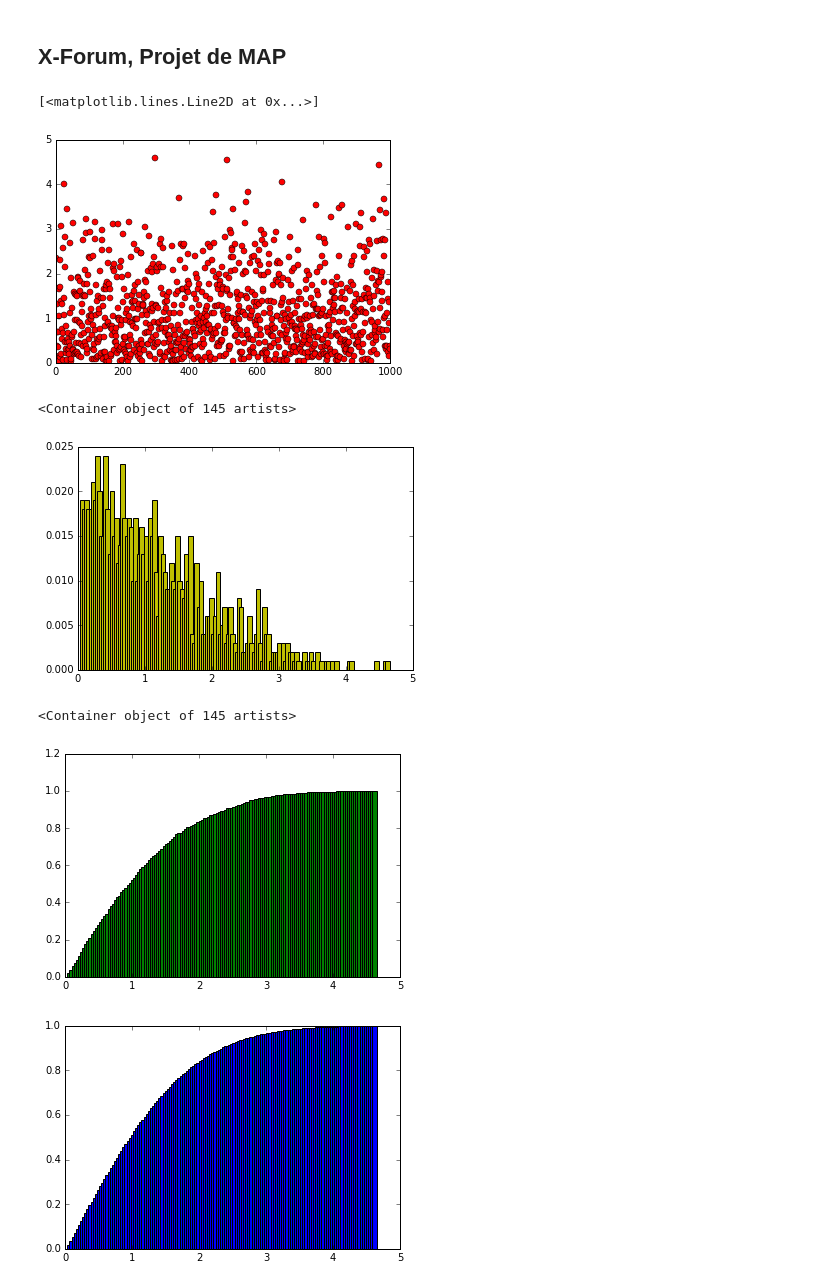
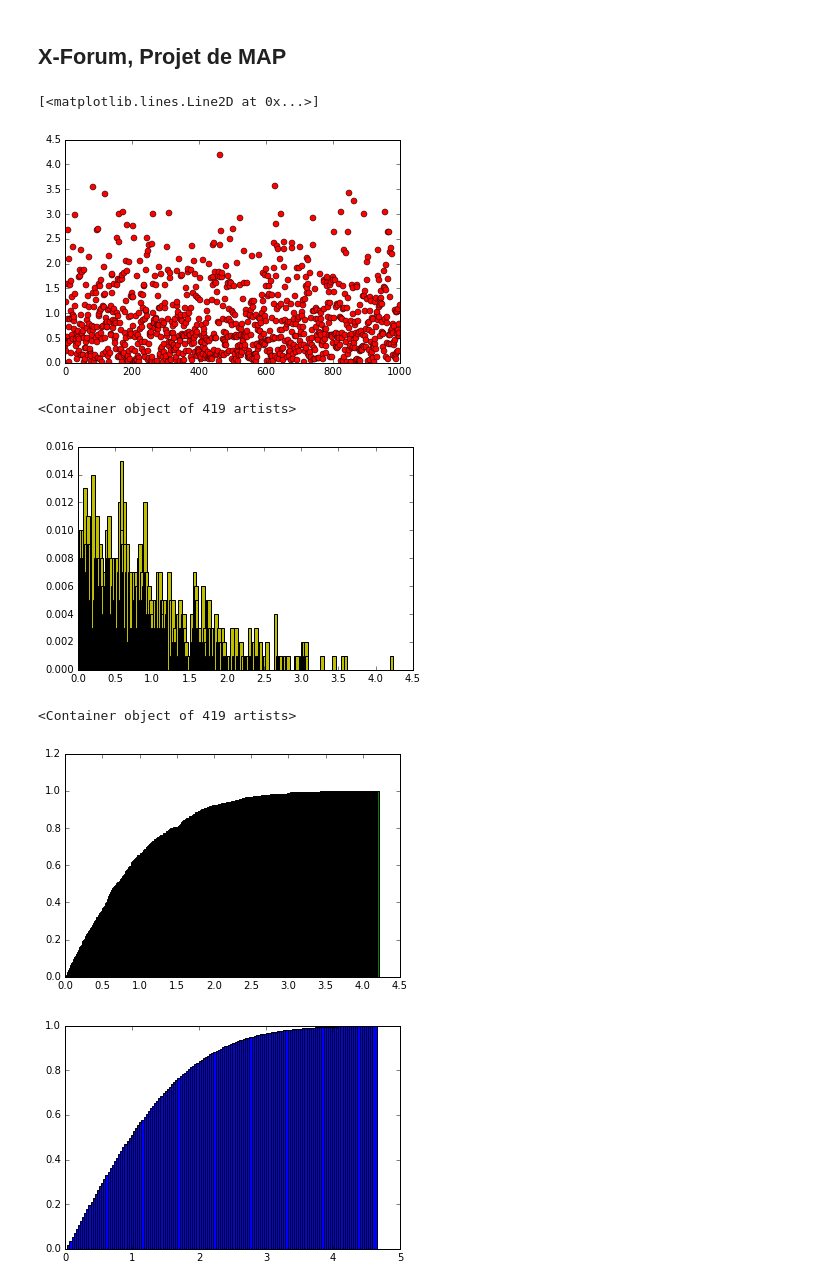
Before and after one commit to ZiggerZZ/MapProjetXForum, a Jupyter notebook: MAP Projet.ipynb, the cells around one changed output. Saved outputs shown, nothing was run; the diff lists cells and outputs as text; code cells hidden in the pictures.

```diff
--- a/MAP Projet.ipynb
+++ b/MAP Projet.ipynb
@@ -176,19 +176,19 @@ def values_and_empirical_probabilities(variables):
 
     return (np.array(all_possible_numbers_of_goodies_left), probability)
 # %%
-n = 2 #number of colors
-N = 1000 #number of goodies of each color
+n = 3 #number of colors
+N = 10000 #number of goodies of each color
 k = 1000 #number of simulations
 s = 1 # strategy
 coefficient = 1
 if s == 1:
     coefficient = 1.0/math.sqrt(N)
 
 variables = make_simulations(n, N, k, s)
 plt.plot(np.arange(k), coefficient*variables, 'ro')
 # %% [output]
 [<matplotlib.lines.Line2D at 0x...>]
-[figure, old version]
+[figure, new version]
 # %%
 all_possible_numbers_of_goodies_left, probability = values_and_empirical_probabilities(variables)
 
@@ -198,14 +198,14 @@ if s == 1:
 
 plt.bar(coefficient*all_possible_numbers_of_goodies_left, probability, width=width, color='y')
 # %% [output]
-<Container object of 145 artists>
+<Container object of 419 artists>
-[figure, old version]
+[figure, new version]
 # %%
 CDF = np.cumsum(probability) #cumulative distribution function
 plt.bar(coefficient*all_possible_numbers_of_goodies_left, CDF, width=width, color='g')
 # %% [output]
-<Container object of 145 artists>
+<Container object of 419 artists>
-[figure, old version]
+[figure, new version]
 # %%
 #attention - it's only for s = 1 (almost gauss)
 if (s == 1):
```
Also changed, not shown: parts of 8 cells of this notebook.
